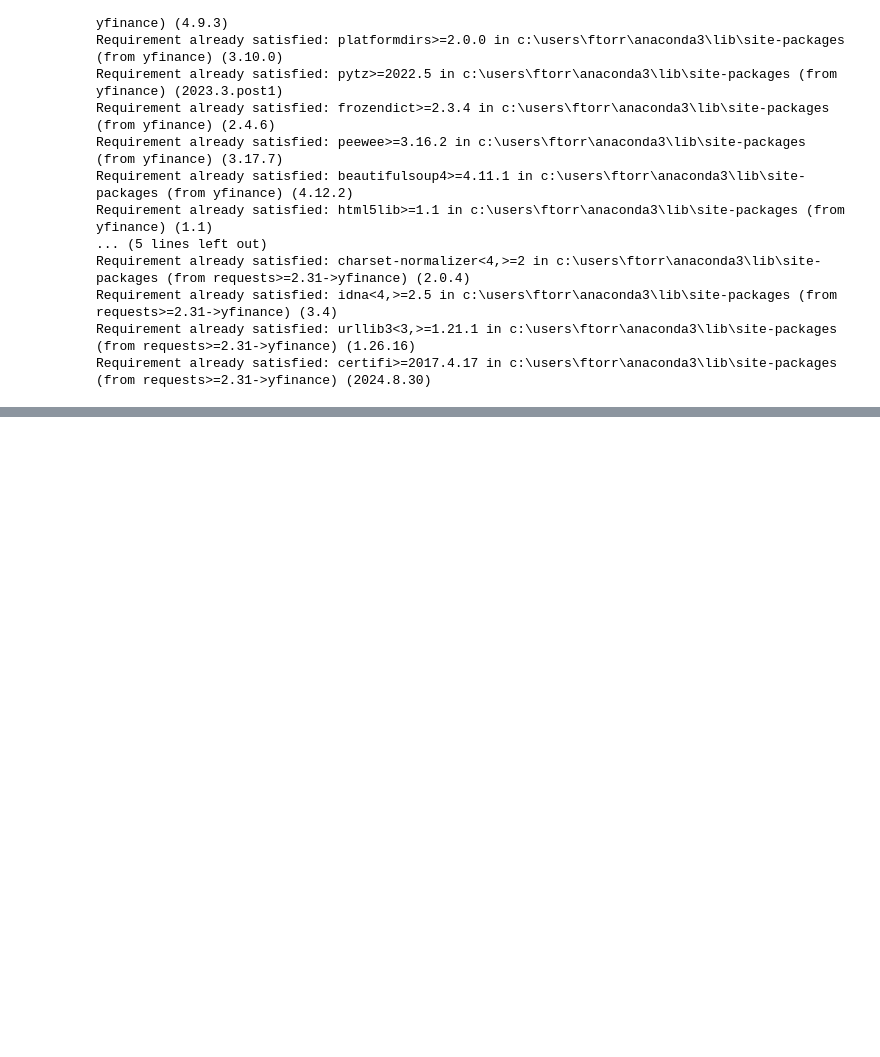
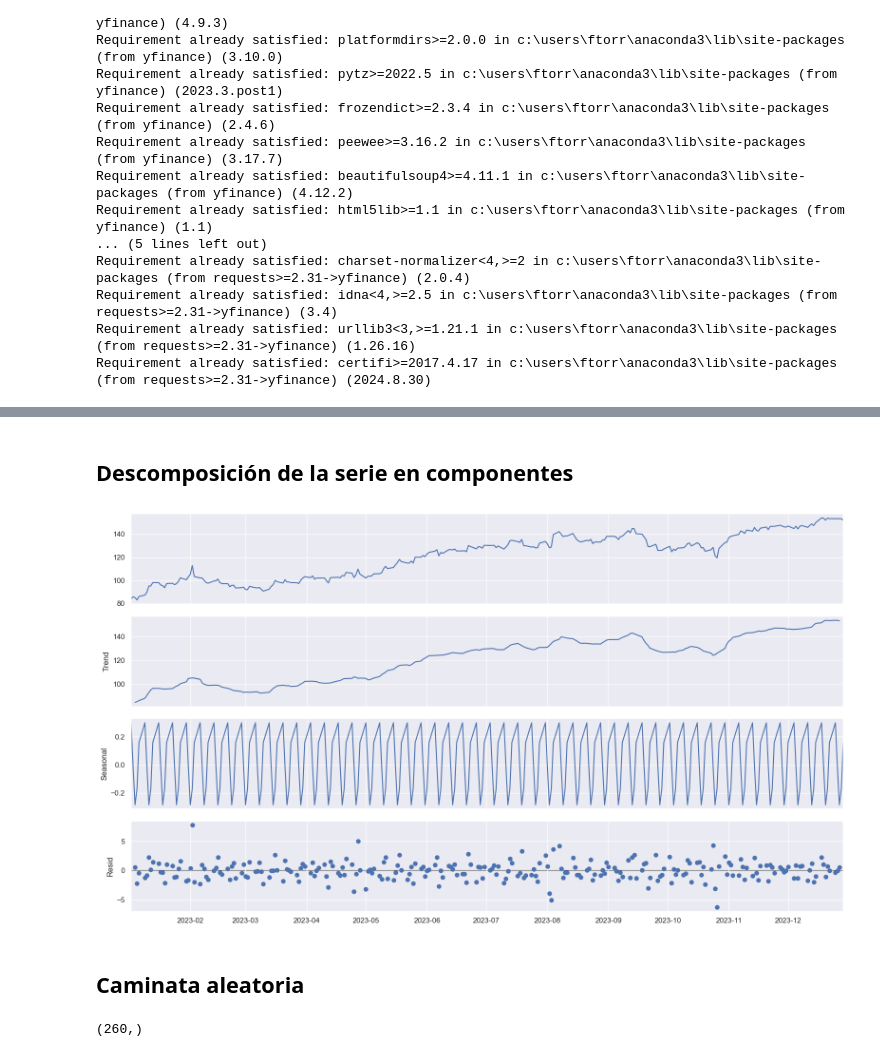
Before and after one commit to Chefi/Modelos-de-Control-de-Producci-n, a Jupyter notebook: Series de Tiempo en Python.ipynb, the cells around one changed output, grey strips where cells are left out. Cells and saved outputs as stored; diff of their text form; code cells hidden in the pictures; blank space fills up the shorter version.

```diff
--- a/Series de Tiempo en Python.ipynb
+++ b/Series de Tiempo en Python.ipynb
@@ -51,0 +169,13 @@ warnings.filterwarnings("ignore")
+# %% [markdown]
+## Descomposición de la serie en componentes
+# %%
+s_dec_additive = seasonal_decompose(df[["close"]].loc["2023"], model = "additive")
+fig = s_dec_additive.plot();
+fig.set_size_inches((16, 9))
+# Tight layout to realign things
+fig.tight_layout()
+plt.show()
+# %% [output]
+[figure, added]
+# %% [markdown]
+## Caminata aleatoria
@@ -51,0 +184,4 @@ warnings.filterwarnings("ignore")
+# %%
+steps.shape
+# %% [output]
+(260,)
```
Also changed, not shown: parts of 41 cells of this notebook.
